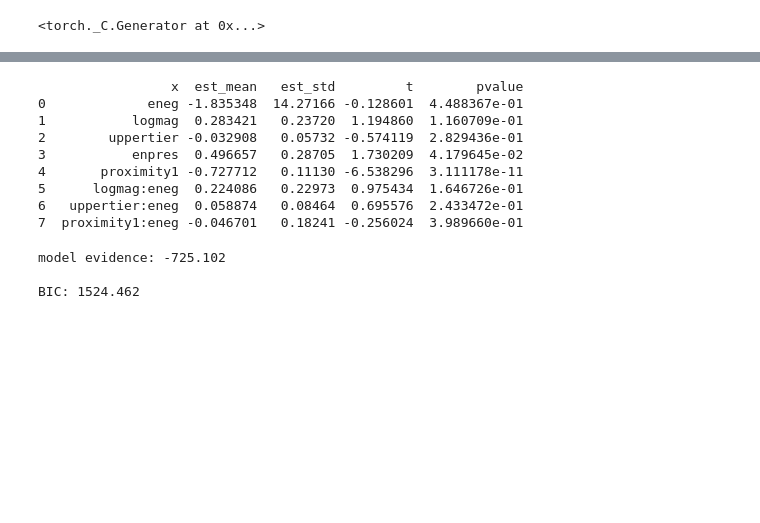
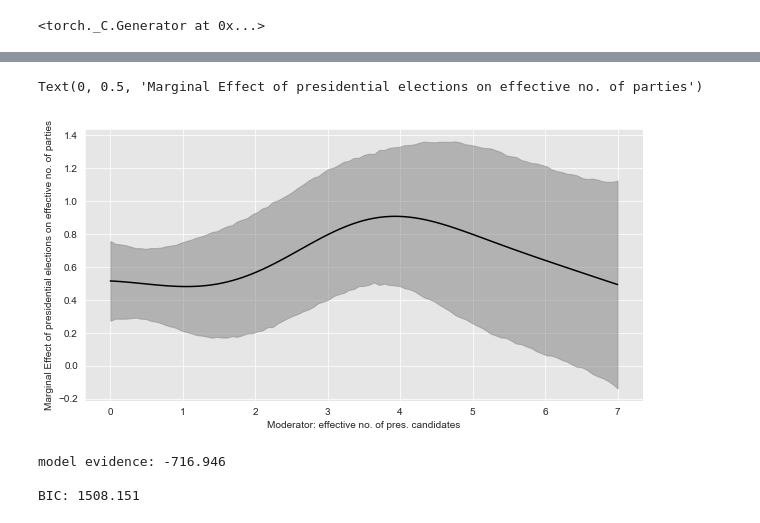
Before and after one commit to yahoochen97/GP_gradient, a Jupyter notebook: TrumpHate/ElectralParty.ipynb, the cells around one changed output, grey strips where cells are left out. Cells and saved outputs as stored; diff of their text form; code cells hidden in the pictures; blank space fills up the shorter version.

```diff
--- a/TrumpHate/ElectralParty.ipynb
+++ b/TrumpHate/ElectralParty.ipynb
@@ -24,8 +24,7 @@ data = data[["enep1", "eneg", "logmag", "uppertier", "enpres", "proximity1"]]
 
 # train_x: eneg, logmag, uppertier, enpres, proximity1
 train_x = torch.tensor((data.eneg.values, data.logmag.values, data.uppertier.values,\
-    data.enpres.values, data.proximity1.values, data.eneg.values*data.logmag.values,\
-    data.uppertier.values*data.eneg.values, data.proximity1.values*data.eneg.values)).t().double()
+    data.enpres.values, data.proximity1.values)).t().double()
 train_y = torch.tensor(data.enep1.values).double()
 # %%
 from gpytorch.models import ExactGP
@@ -95,24 +114,15 @@ with gpytorch.settings.fast_pred_var():
-# %%
-est_std = np.sqrt(sampled_dydtest_x.mean(1).var(0) + \
-                  sampled_dydtest_x.var(1).mean(0)).round(decimals=5)
-covariate_names = ["eneg", "logmag", "uppertier", "enpres", "proximity1",\
-                   "logmag:eneg","uppertier:eneg","proximity1:eneg"]
-results = pd.DataFrame({"x": covariate_names, \
-                        'est_mean': x_grad.mean(axis=0),
-                        'est_std': est_std})
-results["t"] = results['est_mean'].values/results['est_std'].values
-results["pvalue"] = 1 - norm.cdf(np.abs(results["t"].values))
-print(results)
-# %% [output]
-                 x  est_mean   est_std         t        pvalue
-0             eneg -1.835348  14.27166 -0.128601  4.488367e-01
-1           logmag  0.283421   0.23720  1.194860  1.160709e-01
-2        uppertier -0.032908   0.05732 -0.574119  2.829436e-01
-3           enpres  0.496657   0.28705  1.730209  4.179645e-02
-4       proximity1 -0.727712   0.11130 -6.538296  3.111178e-11
-5      logmag:eneg  0.224086   0.22973  0.975434  1.646726e-01
-6   uppertier:eneg  0.058874   0.08464  0.695576  2.433472e-01
-7  proximity1:eneg -0.046701   0.18241 -0.256024  3.989660e-01
+# %%
+import seaborn as sns
+sns.set_style("darkgrid", {"axes.facecolor": ".9"})
+fig, ax = plt.subplots(figsize=(10, 5))
+ax.plot(moderator_range, mu_g, color="black")
+ax.fill_between(moderator_range,lower_g,upper_g,alpha=0.5,color="gray")
+# ax.hist(data.enpres, color=None, edgecolor="gray", rwidth=0.1, fc=(1, 1, 1, 0.0))
+plt.xlabel("Moderator: effective no. of pres. candidates")
+plt.ylabel("Marginal Effect of presidential elections on effective no. of parties")
+# %% [output]
+Text(0, 0.5, 'Marginal Effect of presidential elections on effective no. of parties')
+[figure, added]
 # %%
 model.eval()
 likelihood.eval()
@@ -121,9 +131,9 @@ BIC = (5+5+1+1)*torch.log(torch.tensor(train_x.size()[0])) + 2*loss*train_x.size
 print("model evidence: {:0.3f} \n".format(-loss*train_x.size()[0]))
 print("BIC: {:0.3f} \n".format(BIC))
 # %% [output]
-model evidence: -725.102
+model evidence: -716.946
 
-BIC: 1524.462
+BIC: 1508.151
 # %%
 import statsmodels.formula.api as sm
 lm = sm.ols('enep1 ~ eneg+logmag+uppertier+enpres+proximity1+\
```
Also changed, not shown: parts of 3 cells of this notebook.
